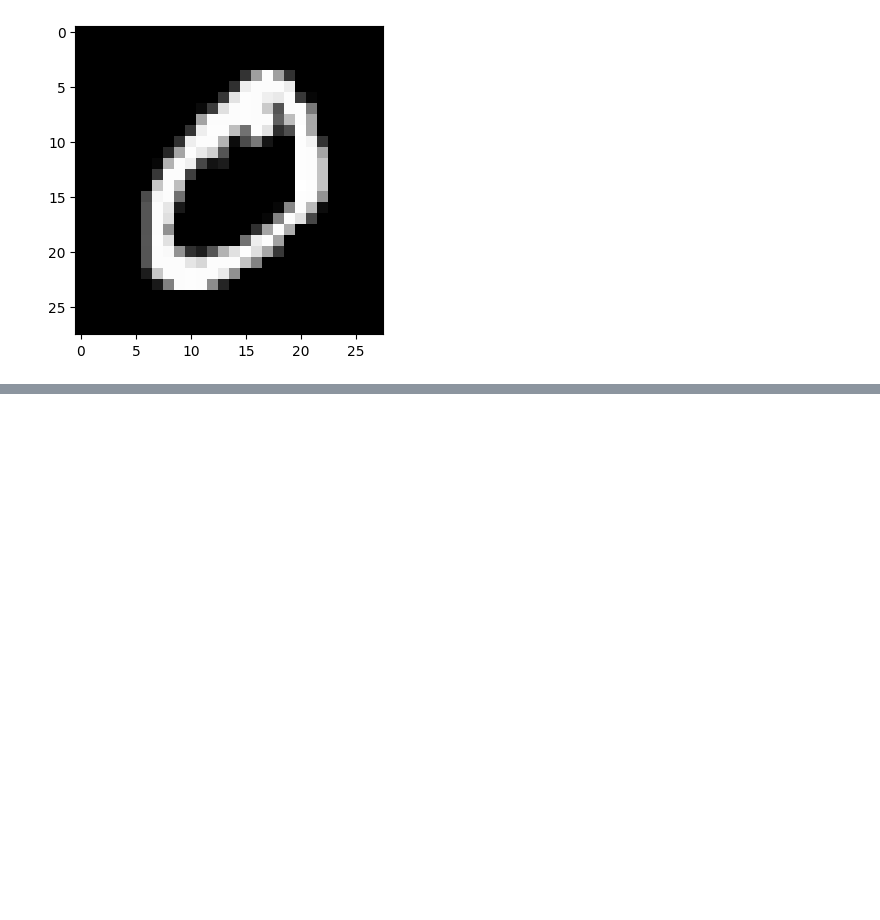
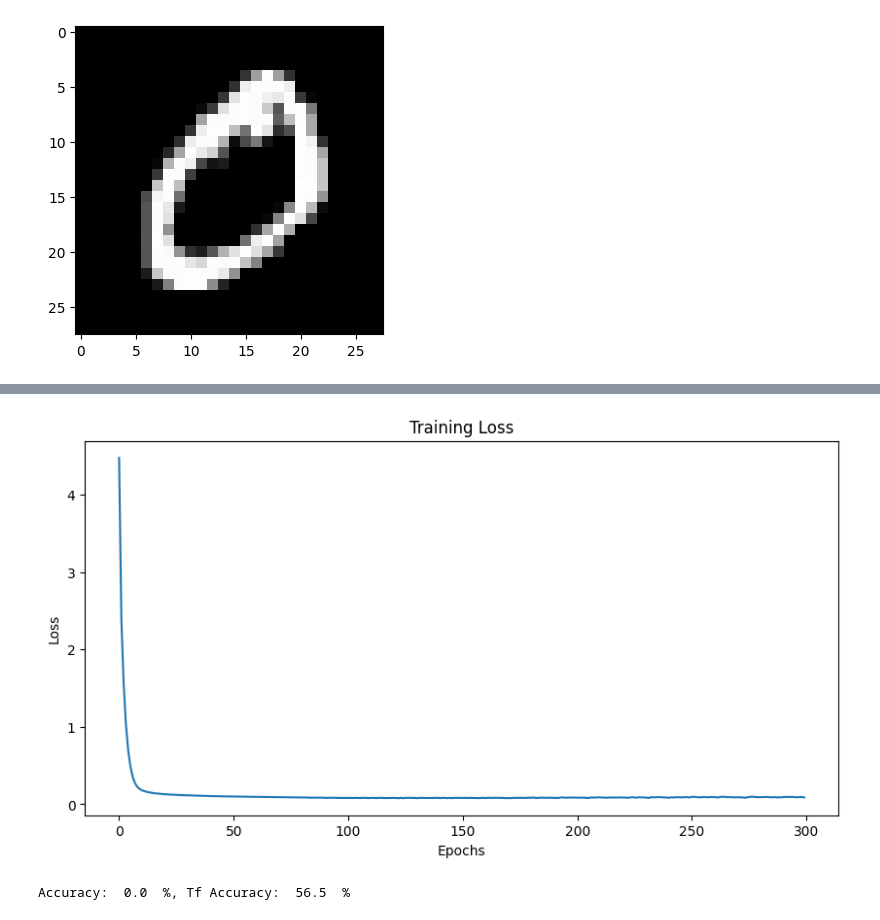
Before and after one commit to MichaelMoroz/TensorFrost, a Jupyter notebook: examples/Algorithms/neuralnet.ipynb, the cells around one changed output, grey strips where cells are left out. Saved outputs shown, nothing was run; the diff lists cells and outputs as text; code cells hidden in the pictures; blank space fills up the shorter version.

```diff
--- a/examples/Algorithms/neuralnet.ipynb
+++ b/examples/Algorithms/neuralnet.ipynb
@@ -172,20 +248,25 @@ b = np.random.randn(10)                   # (10)
 # %%
-Wtf = tf.tensor(W)
-btf = tf.tensor(b)
-Xtf = tf.tensor(Xsamples)
-Ytf = tf.tensor(Ysamples)
+batch_size = 1024
+epochs = 300
+iterations = Xsamples.shape[0] // batch_size
 
-batch_size = 128
-epochs = 10
-iterations = Xsamples.shape[1] // batch_size
+loss_curve = []
 
 for i in range(epochs):
-    avg_loss = 0
+    avg_loss_tf = 0.0
+    avg_loss = 0.0
     for j in range(iterations):
         offset = j * batch_size
         info = np.array([offset, batch_size])
         info_tf = tf.tensor(info)
-        L, Wtf, btf = fwd(Wtf, btf, Xtf, Ytf, info_tf)
-        avg_loss += L.numpy
-    print("Epoch: ", i, " Loss: ", avg_loss / iterations)
+        L, Wtf, btf, dWtf, dbtf, dL2tf, dL1tf = train_step(Wtf, btf, Xtf, Ytf, info_tf)
+        avg_loss_tf += L.numpy
+
+        #print("Tf loss", L.numpy)
+        #L, W, b, dW, db, dL2, dL1 = step_numpy(W, b, Xsamples, Ysamples, offset, batch_size)
+        #avg_loss += L
+        #print("Numpy loss", L)
+        #print(np.linalg.norm(dW - dWtf.numpy), np.linalg.norm(db - dbtf.numpy), np.linalg.norm(dL2 - dL2tf.numpy), np.linalg.norm(dL1 - dL1tf.numpy))
+    loss_curve.append(avg_loss_tf / iterations)
+    print("Epoch: ", i, " Loss: ", avg_loss / iterations, " Tf Loss: ", avg_loss_tf / iterations)
 # %% [output]
@@ -201,0 +290,31 @@ Epoch:  9  Loss:  [0.21823572]
+# %%
+import matplotlib.pyplot as plt
+
+plt.figure(figsize=(10, 5))
+plt.plot(loss_curve)
+plt.xlabel('Epochs')
+plt.ylabel('Loss')
+plt.title('Training Loss')
+plt.show()
+# %% [output]
+[figure, added]
+# %%
+# Test the model
+#Wtf = tf.tensor(W)
+#btf = tf.tensor(b)
+correct_tf = 0
+correct = 0
+N = 1000
+for i in range(N):
+    Yhat, = fwd_step(Wtf, btf, tf.tensor(Xtest[i].reshape(1, -1)))
+    #print(Yhat.numpy)
+    if np.argmax(Yhat.numpy) == Ytest[i]:
+        correct_tf += 1
+    #Yhat = forward_numpy(W, Xtest[i].reshape(1, -1), b)
+    #print(Yhat)
+    #if np.argmax(Yhat) == Ytest[i]:
+    #    correct += 1
+
+print("Accuracy: ", correct * 100.0 / N, " %, Tf Accuracy: ", correct_tf * 100.0 / N, " %")
+# %% [output]
+Accuracy:  0.0  %, Tf Accuracy:  56.5  %
```
Also changed, not shown: parts of 7 cells of this notebook, 4 other files.
